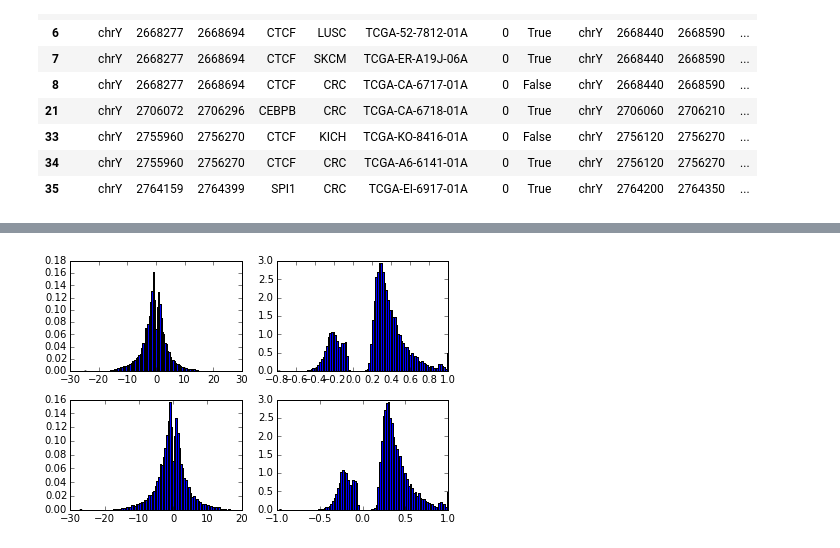
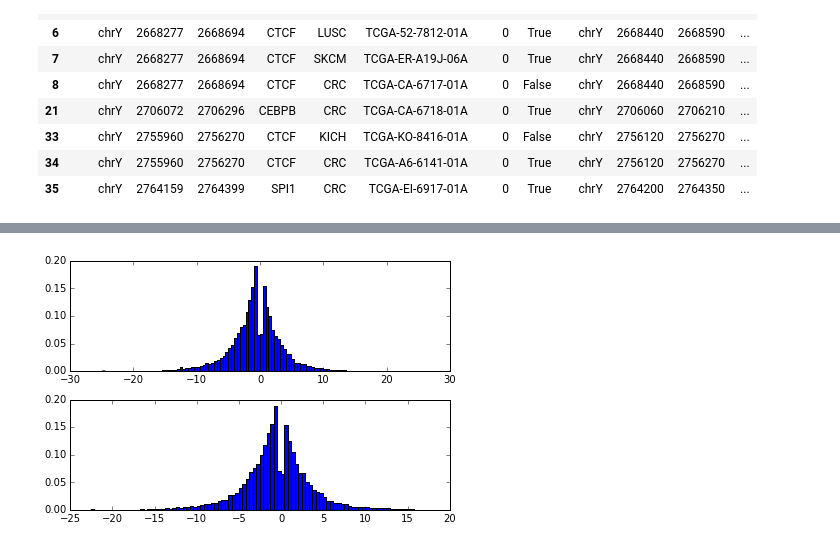
Before and after one commit to rnpandya/rstuff, a Jupyter notebook: regmut/regmut2.ipynb, the cells around one changed output, grey strips where cells are left out. Saved outputs shown, nothing was run; the diff lists cells and outputs as text; code cells hidden in the pictures.

Commit message:
Add gene expression data

```diff
--- a/regmut/regmut2.ipynb
+++ b/regmut/regmut2.ipynb
@@ -20,3 +57,12 @@ tfbs = pd.read_table('c:/ravip/encode/wgEncodeRegTfbsClusteredV3.bed.gz',
+# %%
+# join them all!
+x = tfbsx.merge(tfmeta[['expt','cell']], how='left', on='expt')
+x = x.rename(columns={'cell':'Cell'}).merge(celltypes[['Cell','Tissue']], how='left', on='Cell')
+x = x.merge(celltissue, how='left', on='Tissue')
+x = x.merge(tcgatypes, how='left', on='TissueType')
+x = {g: tfs[['seqname','start','end','gene']].drop_duplicates() for g, tfs in x.groupby('cancer')}
+tfbs_bycancer = x
+print len(tfbs.start), {c: len(df.start) for c, df in tfbs_bycancer.iteritems()}
 # %%
 dna = pd.read_table('d:/sequence/pancan/tcga505/mutations.tsv.gz', dtype={'chr': np.character})
 dna_rnd = pd.read_table('d:/sequence/pancan/tcga505/randomised_TCGA505_toshare.txt.gz',
@@ -35,6 +81,9 @@ h.close()
 # reduce tfbs to those for which we have matrices
 print len(set(tfbs['gene'])), len(set(jaspar.keys())), len(set(tfbs['gene']).intersection(set(jaspar.keys())))
 common = set(tfbs['gene']).intersection(set(jaspar.keys()))
-tfbs2 = tfbs[tfbs['gene'].apply(lambda g: g in common)]
+tfbs2 = tfbs[tfbs.gene.isin(common)]
+tfbs_bycancer2 = {c: tf[tf.gene.isin(common)] for c,tf in tfbs_bycancer.iteritems()}
+tfbs_bycancer2['CRC'] = tfbs_bycancer2['COAD']
+print len(tfbs2.start), {c: len(tf.start) for c, tf in tfbs_bycancer2.iteritems()}
 # %% [output]
 161 196 80
@@ -67,6 +117,10 @@ def merge_regions(df1, cols1, df2, cols2):
 # find TF binding regions matching mutations
 mut_tf = merge_regions(dna_all, ['chr', 'pos', 'pos', 'ref_allele', 'var_allele', 'cancer', 'barcode', 'rnd'],
                        tfbs2, ['seqname', 'start', 'end', 'gene'])
+# %%
+# find TF binding regions matching mutations - using only TFs in tissues for cancer type
+mut_tf = pd.concat([merge_regions(dna_c, ['chr', 'pos', 'pos', 'ref_allele', 'var_allele', 'cancer', 'barcode', 'rnd'],
+                       tfbs_bycancer2[c], ['seqname', 'start', 'end', 'gene']) for c, dna_c in dna_all.groupby('cancer')])
 # %%
 # score TF binding to mutation using TF matrix
 def score_mut(m):
@@ -195,5 +249,5 @@ mut_tf_prom_thurman[:10]
 | 35 | chrY | 2764159 | 2764399 | SPI1 | CRC | TCGA-EI-6917-01A | 0 | True | chrY | 2764200 | 2764350 | ... |
 # %%
 # switch enhancer maps
-mut_tf_prom = mut_tf_prom_thurman
-thurmangene.describe()
+mut_tf_prom = mut_tf_prom_ernst
+#thurmangene.describe()
@@ -210,17 +254,15 @@ thurmangene.describe()
 # %%
 # plot distributions of delta and cor in rnd vs donor
 # no significant difference
-fig, axes = plt.subplots(nrows=2, ncols=2)
-ax0, ax1, ax2, ax3 = axes.flat
-hdata = mut_tf_prom[mut_tf_prom['delta'] != 0]
-ax0.hist(hdata['delta'][hdata['rnd']], bins=100, normed=True)
-ax2.hist(hdata['delta'][hdata['rnd']==False].reset_index(drop=True), bins=100, normed=True)
-ax1.hist(mut_tf_prom['cor'][mut_tf_prom['rnd']].reset_index(drop=True), bins=100, normed=True)
-ax3.hist(mut_tf_prom['cor'][mut_tf_prom['rnd']==False].reset_index(drop=True), bins=100, normed=True)
+fig, axes = plt.subplots(nrows=2)
+ax0, ax1 = axes.flat
+hdata = mut_tf_prom[mut_tf_prom.delta != 0]
+ax0.hist(hdata.delta[hdata.rnd].reset_index(drop=True), bins=100, normed=True)
+ax1.hist(hdata.delta[hdata.rnd==False].reset_index(drop=True), bins=100, normed=True)
 plt.tight_layout()
 plt.show()
 # %% [output]
-[figure, old version]
+[figure, new version]
 # %%
 print len(set(mut_tf_prom['gene_name'][mut_tf_prom['delta'].abs()>5])), len(set(mut_tf_prom['gene_name']))
 # %% [output]
```
Also changed, not shown: parts of 21 cells of this notebook.
